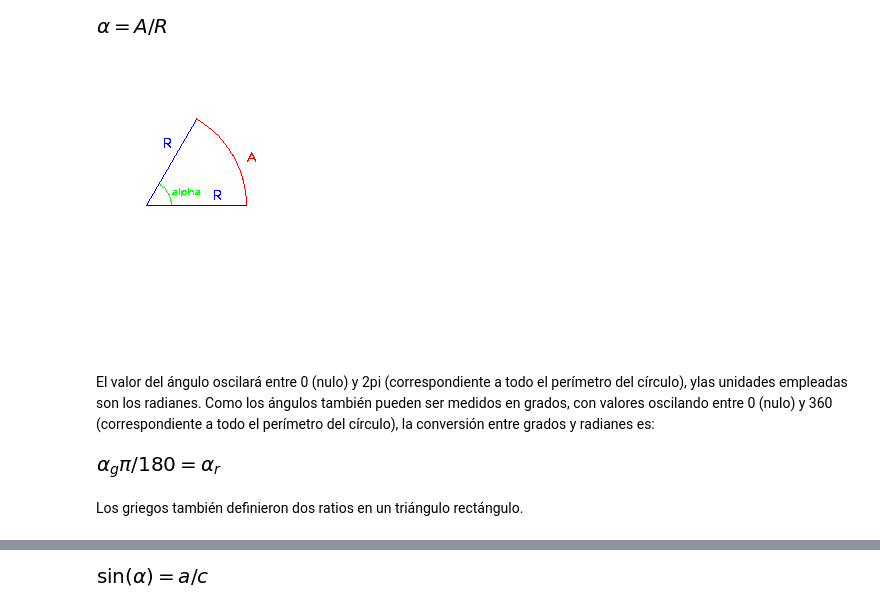
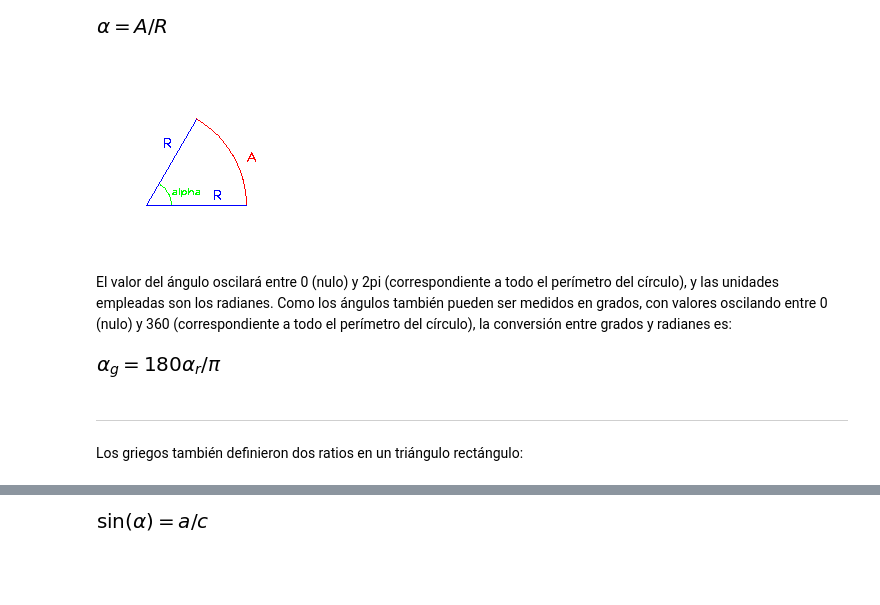
Before and after one commit to josemiguelpulido/general-relativity, a Jupyter notebook: CurvaturaTierra.ipynb, the cells around one changed output, grey strips where cells are left out. Cells and saved outputs as stored; diff of their text form; code cells hidden in the pictures; blank space fills up the shorter version.

```diff
--- a/CurvaturaTierra.ipynb
+++ b/CurvaturaTierra.ipynb
@@ -76,5 +75,6 @@ Eq( a/r, alpha)
 # %%
-img = np.zeros((300, 300, 3), dtype="uint8")
+#@title  { display-mode: "form" }
+img = np.zeros((200, 300, 3), dtype="uint8")
 img[:] = (255,255,255)
 font=cv2.FONT_HERSHEY_PLAIN
 
@@ -133,22 +136,25 @@ Eq(alpha, a/r)
 # %% [output]
 [figure]
 # %%
-img = np.zeros((300, 300, 3), dtype="uint8")
+#@title  { display-mode: "form" }
+img = np.zeros((200, 300, 3), dtype="uint8")
 img[:] = (255,255,255)
 font=cv2.FONT_HERSHEY_PLAIN
 
 
 draw_arc(50,150,100,60,"", 1)
 cv2_imshow(img)
 # %% [output]
-[figure, old version]
+[figure, new version]
 # %% [markdown]
-El valor del ángulo oscilará entre 0 (nulo) y 2pi (correspondiente a todo el perímetro del círculo), ylas unidades empleadas son los radianes. Como los ángulos también pueden ser medidos en grados, con valores oscilando entre 0 (nulo) y 360 (correspondiente a todo el perímetro del círculo), la conversión entre grados y radianes es:
+El valor del ángulo oscilará entre 0 (nulo) y 2pi (correspondiente a todo el perímetro del círculo), y las unidades empleadas son los radianes. Como los ángulos también pueden ser medidos en grados, con valores oscilando entre 0 (nulo) y 360 (correspondiente a todo el perímetro del círculo), la conversión entre grados y radianes es:
 # %%
+#@title  { display-mode: "form" }
 alpha_g, alpha_r = sympy.symbols("alpha_g alpha_r")
-Eq  (alpha_g*(pi/180),alpha_r)
+Eq  (alpha_g, alpha_r*(180/pi))
 # %% [output]
-[figure, old version]
+[figure, new version]
 # %% [markdown]
-Los griegos también definieron dos ratios en un triángulo rectángulo.
+---
+Los griegos también definieron dos ratios en un triángulo rectángulo:
 # %%
```
Also changed, not shown: parts of 43 cells of this notebook.
